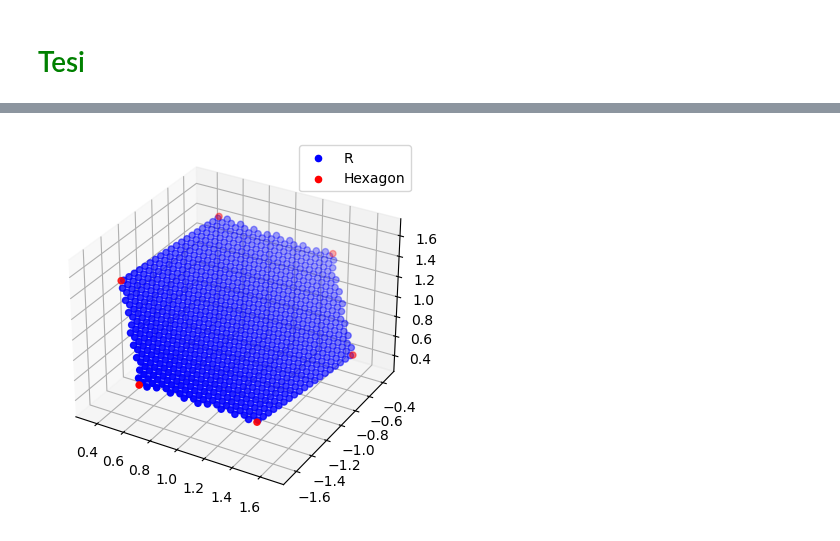
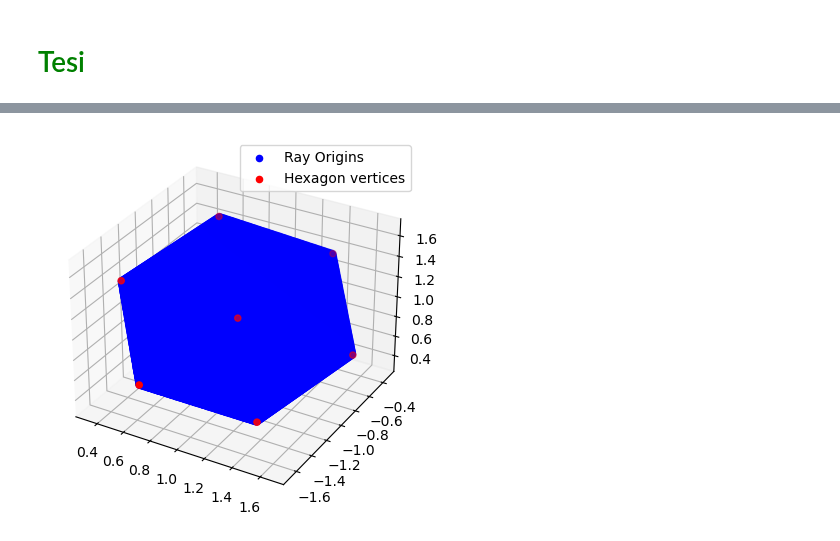
Before and after one commit to Cr3sp1/Rain, a Jupyter notebook: Tesi.ipynb, the cells around one changed output, grey strips where cells are left out. Cells and saved outputs as stored; diff of their text form; code cells hidden in the pictures.

```diff
--- a/Tesi.ipynb
+++ b/Tesi.ipynb
@@ -29,26 +8,27 @@ plt.show()
 # %%
 # Load data from the file
-data1 = np.loadtxt("Rays_code/RayOrigins.dat", delimiter=',')
+data1 = np.loadtxt("data/RayOrigins.dat", delimiter=',')
 x1, y1, z1 = data1[:, 0], data1[:, 1], data1[:, 2]
 
 # Create a 3D figure
 fig = plt.figure()
 ax = fig.add_subplot(111, projection='3d')
 
 # Scatter plot the points
-ax.scatter(x1, -y1, z1, c='blue', label='R')
+
+ax.scatter(x1, -y1, z1, c='blue', label='Ray Origins')
 
 
-data2 = np.loadtxt("Rays_code/H.dat", delimiter=',')
+data2 = np.loadtxt("data/H.dat", delimiter=',')
 x2, y2, z2 = data2[:, 0], data2[:, 1], data2[:, 2]
 
 # Scatter plot the new points
-ax.scatter(x2, -y2, z2, c='red', label='Hexagon')
+ax.scatter(x2, -y2, z2, c='red', label='Hexagon vertices')
 
 # Add a legend
 ax.legend()
 
 # Show the plot
 plt.show()
 # %% [output]
-[figure, old version]
+[figure, new version]
```
Also changed, not shown: parts of 2 cells of this notebook, 13 other files.
